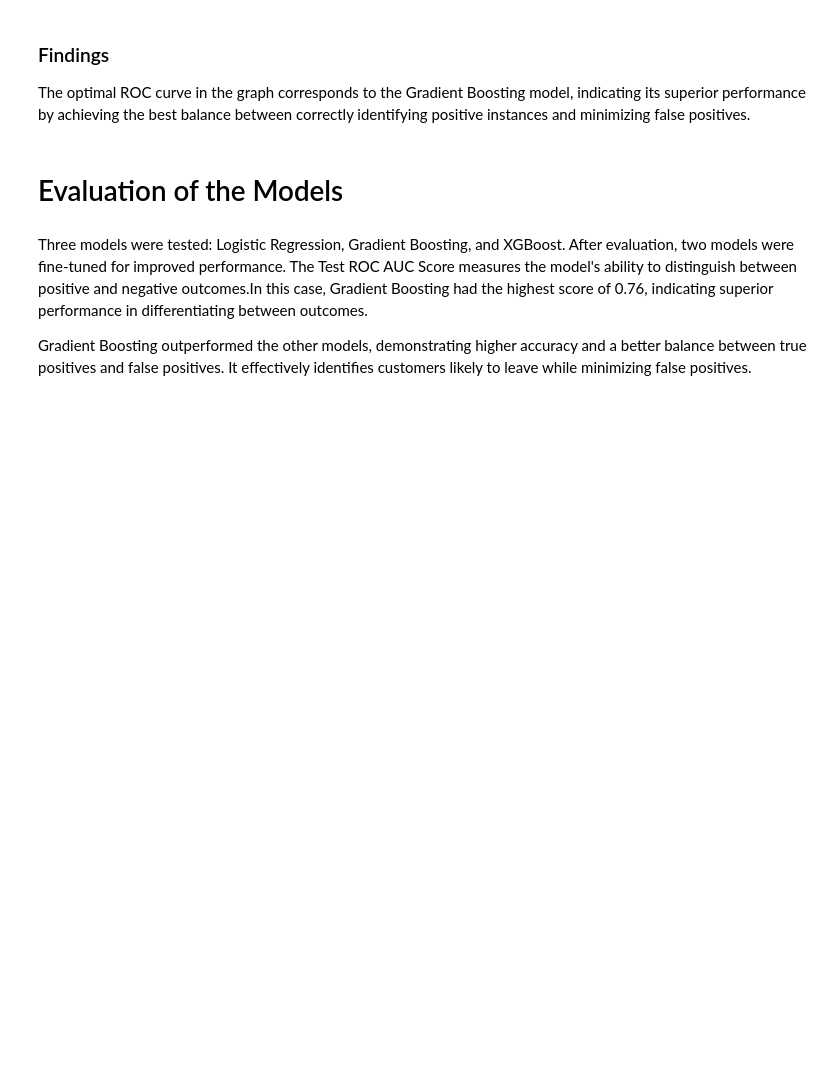
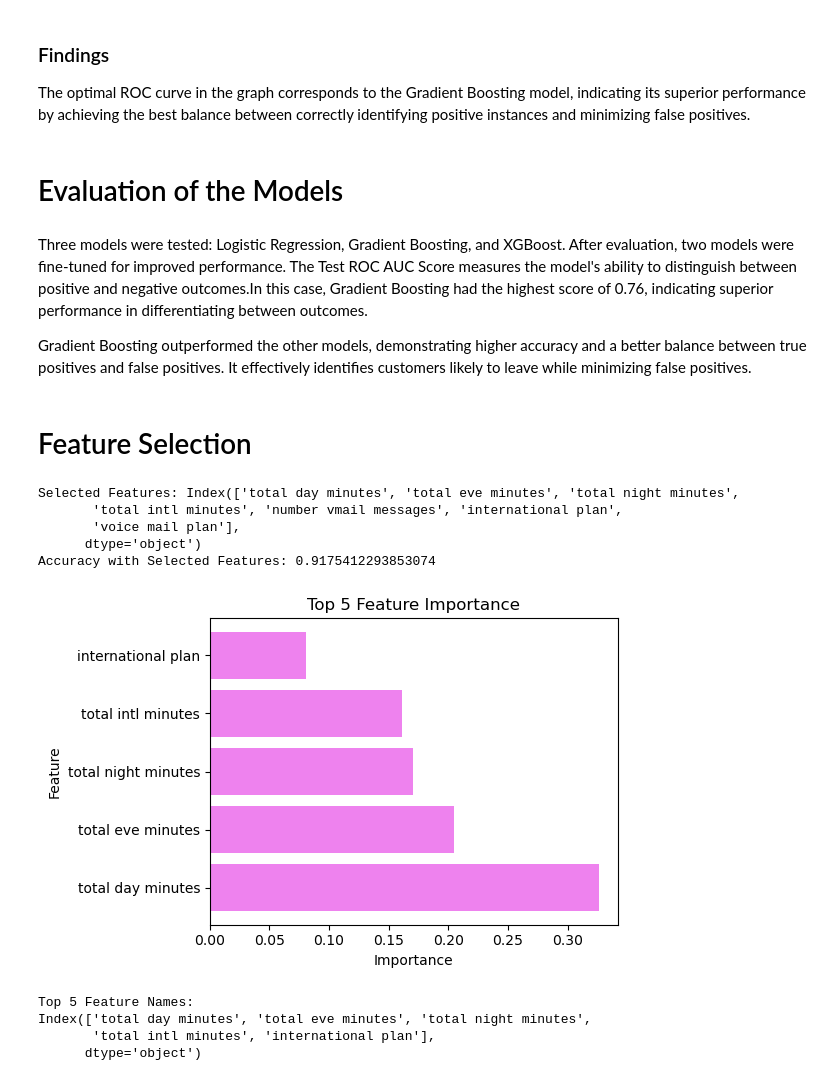
Before and after one commit to Mayoggz/SyriaTel-customer-churn, a Jupyter notebook: index.ipynb, the cells around one changed output. Cells and saved outputs as stored; diff of their text form; code cells hidden in the pictures; blank space fills up the shorter version.

```diff
--- a/index.ipynb
+++ b/index.ipynb
@@ -1057,3 +1099,73 @@ The optimal ROC curve in the graph corresponds to the Gradient Boosting model, i
 Three models were tested: Logistic Regression, Gradient Boosting, and XGBoost. After evaluation, two models were fine-tuned for improved performance. The Test ROC AUC Score measures the model's ability to distinguish between positive and negative outcomes.In this case, Gradient Boosting had the highest score of 0.76, indicating superior performance in differentiating between outcomes.
 
 Gradient Boosting outperformed the other models, demonstrating higher accuracy and a better balance between true positives and false positives. It effectively identifies customers likely to leave while minimizing false positives.
+# %% [markdown]
+# Feature Selection
+# %%
+# Define classifier
+cf = RandomForestClassifier()
+
+# Define feature selector with cross-validation
+rfecv = RFECV(estimator=cf, cv=StratifiedKFold(n_splits=5), scoring='accuracy')
+
+# Fit feature selector to the data
+rfecv.fit(X_train, y_train)
+
+# Get selected features
+selected_f = X_train.columns[rfecv.support_]
+
+# Train a new model using selected features
+selectedcf = RandomForestClassifier()
+selectedcf.fit(X_train[selected_f], y_train)
+
+# Evaluate performance of the model on the test set
+y_pred = selectedcf.predict(X_test[selected_f])
+accuracy = accuracy_score(y_test, y_pred)
+
+print("Selected Features:", selected_f)
+print("Accuracy with Selected Features:", accuracy)
+# %% [output]
+Selected Features: Index(['total day minutes', 'total eve minutes', 'total night minutes',
+       'total intl minutes', 'number vmail messages', 'international plan',
+       'voice mail plan'],
+      dtype='object')
+Accuracy with Selected Features: 0.9175412293853074
+# %%
+# Initialize the Random Forest model
+rf_m = RandomForestClassifier()
+
+# Train the model
+rf_m.fit(X_train, y_train)
+
+# Get feature importances
+feature_importances = rf_m.feature_importances_
+
+# Get feature names
+feature_n = X_train.columns
+
+# Sort feature importances in descending order
+sorted_indices = feature_importances.argsort()[::-1]
+
+# Plot top 10 feature importances
+top_n = 5
+plt.figure(figsize=(6, 4))
+plt.barh(range(top_n), feature_importances[sorted_indices][:top_n], align='center')
+plt.yticks(range(top_n), feature_n[sorted_indices][:top_n])
+plt.xlabel('Importance')
+plt.ylabel('Feature')
+plt.title('Top 5 Feature Importance')
+plt.tight_layout()
+plt.show()
+# %% [output]
+[figure, added]
+# %%
+# Get top 5 feature names
+top5_fnames = feature_n[sorted_indices][:top_n]
+
+print("Top 5 Feature Names:")
+print(top5_fnames)
+# %% [output]
+Top 5 Feature Names:
+Index(['total day minutes', 'total eve minutes', 'total night minutes',
+       'total intl minutes', 'international plan'],
+      dtype='object')
```
Also changed, not shown: parts of 9 cells of this notebook.
